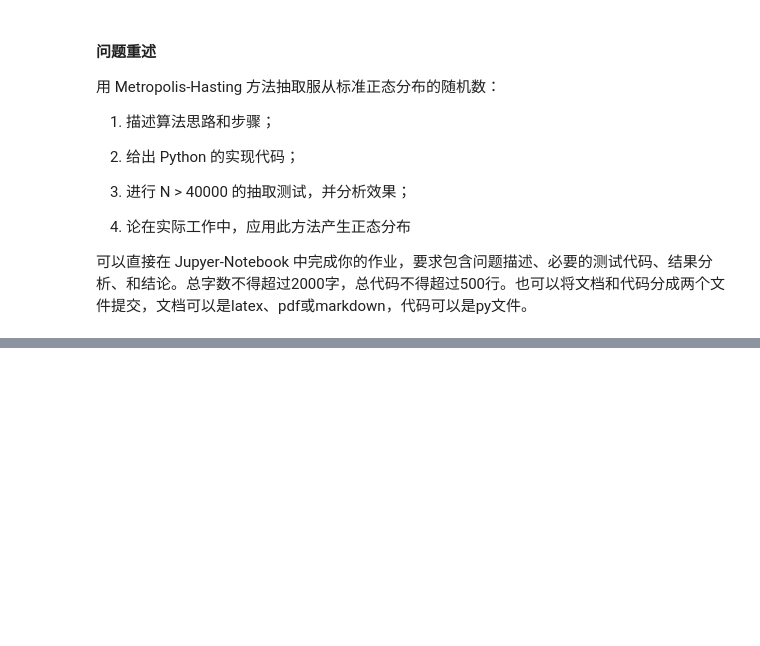
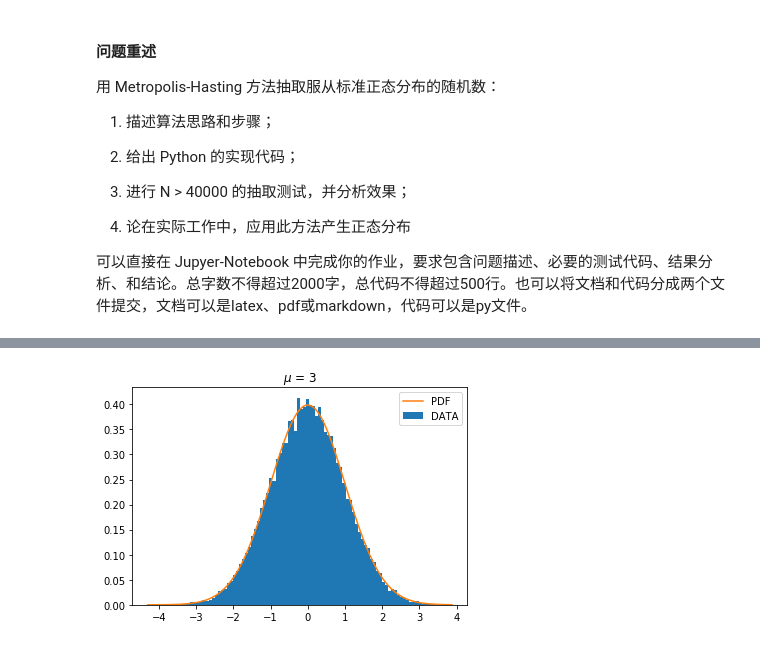
Before and after one commit to handsome12138/ComputerSimulationGit, a Jupyter notebook: Homework/hw3/hw3.ipynb, the cells around one changed output, grey strips where cells are left out. Drawn from its saved outputs; the diff is of its cells as text; code cells hidden in the pictures; blank space fills up the shorter version.

```diff
--- a/Homework/hw3/hw3.ipynb
+++ b/Homework/hw3/hw3.ipynb
@@ -30,4 +31,10 @@ def f(x): #概率密度函数，未归一化
 
 def trans(x):
     return np.random.rand()*2 - 1 + x
+
+def trans2(x):
+    return np.random.rand() * 6 -3 + x
+
+def trans3(x):
+    return np.random.rand() * 10 -5 + x
 # %%
@@ -53,0 +69,9 @@ plt.show()
+# %%
+num = plt.hist(res2[start:], bins = 100, normed = 1, label='DATA')
+y = 1/np.sqrt(2*np.pi) * f(num[1])
+plt.plot(num[1], y, label = 'PDF')
+plt.legend()
+plt.title(r'$\mu$ = 3')
+plt.show()
+# %% [output]
+[figure, added]
```
Also changed, not shown: parts of 6 cells of this notebook.
